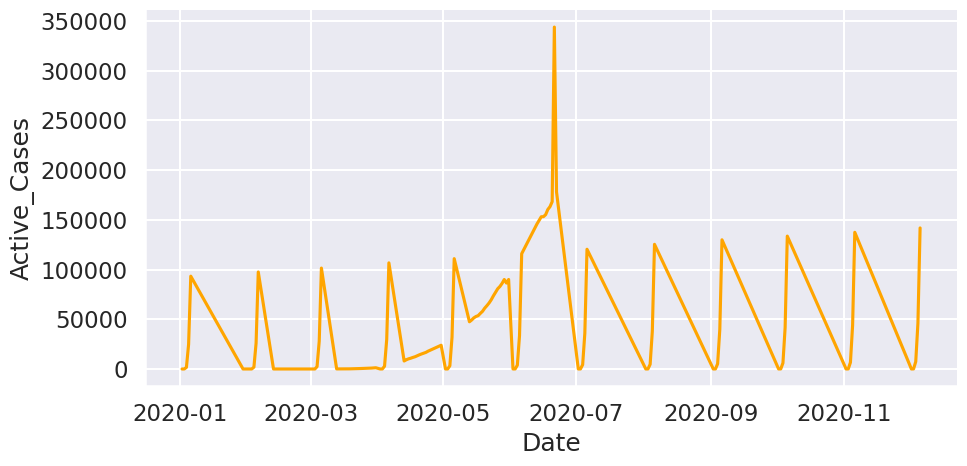
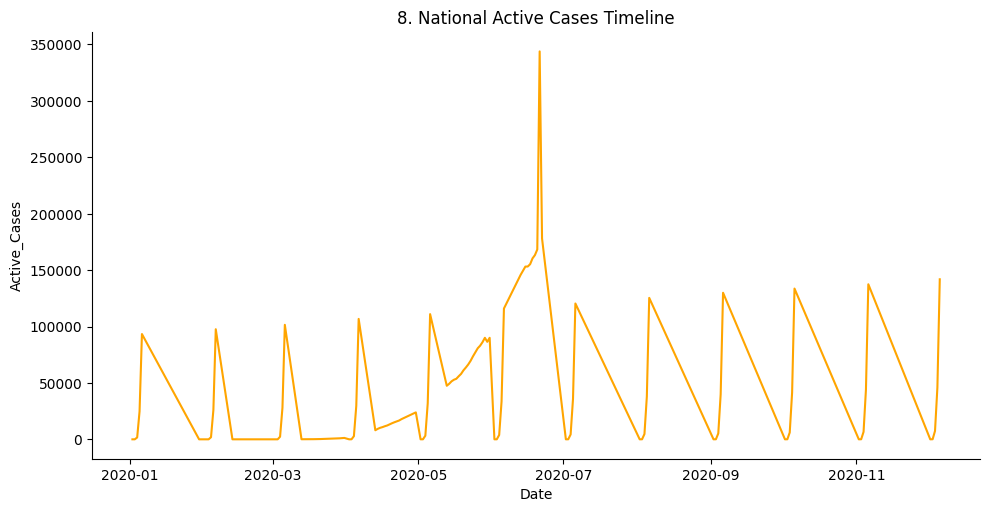
The change to this notebook cell's code, shown as a diff; its figure went from the first image to the second:
--- before
+++ after
@@ -1,3 +1,3 @@
 # Query 8 (Date vs Active_Cases): Ongoing healthcare burden
 
-sns.relplot(data=national_timeline, x='Date', y='Active_Cases', kind='line', color='orange', height=5, aspect=2)
+sns.relplot(data=national_timeline, x='Date', y='Active_Cases', kind='line', color='orange', height=5, aspect=2).set(title="8. National Active Cases Timeline")

Commit: Created using Colab